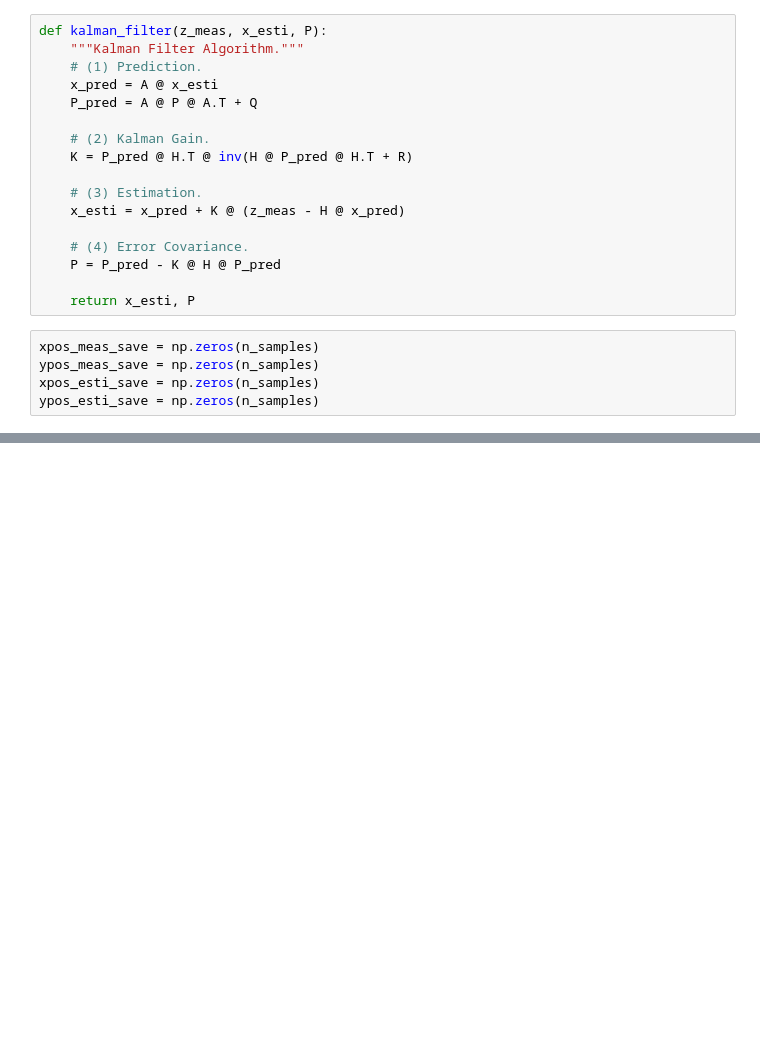
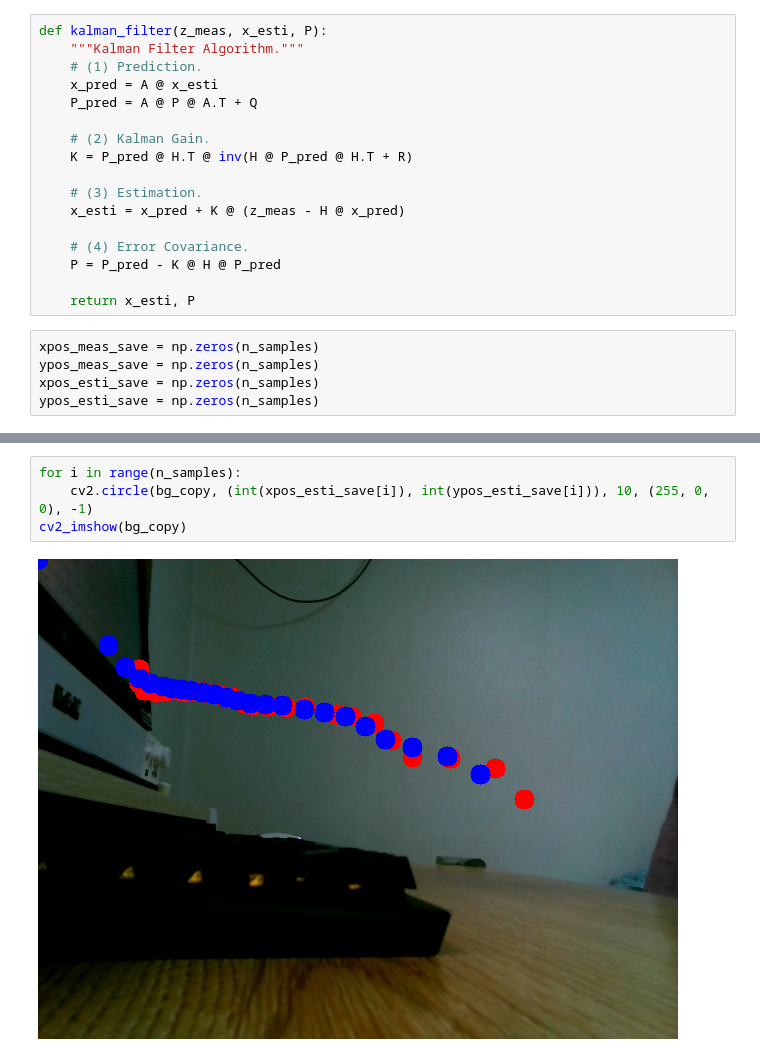
Before and after one commit to leejiwon1202/2023_Port_Safety_Management_System, a Jupyter notebook: AI/ObjectTracking/UsingKalmanFilter.ipynb, the cells around one changed output, grey strips where cells are left out. Cells and saved outputs as stored; diff of their text form; blank space fills up the shorter version.

```diff
--- a/AI/ObjectTracking/UsingKalmanFilter.ipynb
+++ b/AI/ObjectTracking/UsingKalmanFilter.ipynb
@@ -188,0 +130,6 @@ array([[          2,           0,           0,           0],
+# %%
+for i in range(n_samples):
+    cv2.circle(bg_copy, (int(xpos_esti_save[i]), int(ypos_esti_save[i])), 10, (255, 0, 0), -1)
+cv2_imshow(bg_copy)
+# %% [output]
+[figure, added]
```
Also changed, not shown: parts of 22 cells of this notebook, 8 other files.
